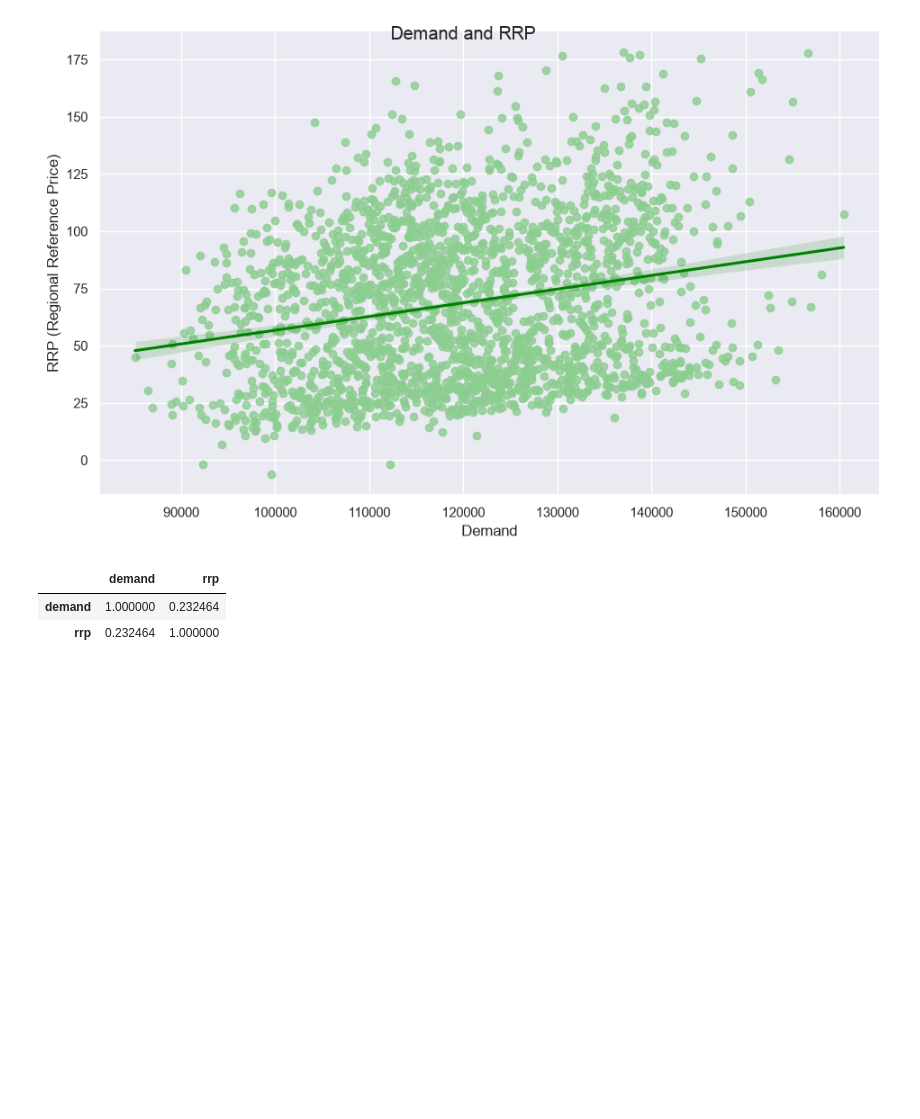
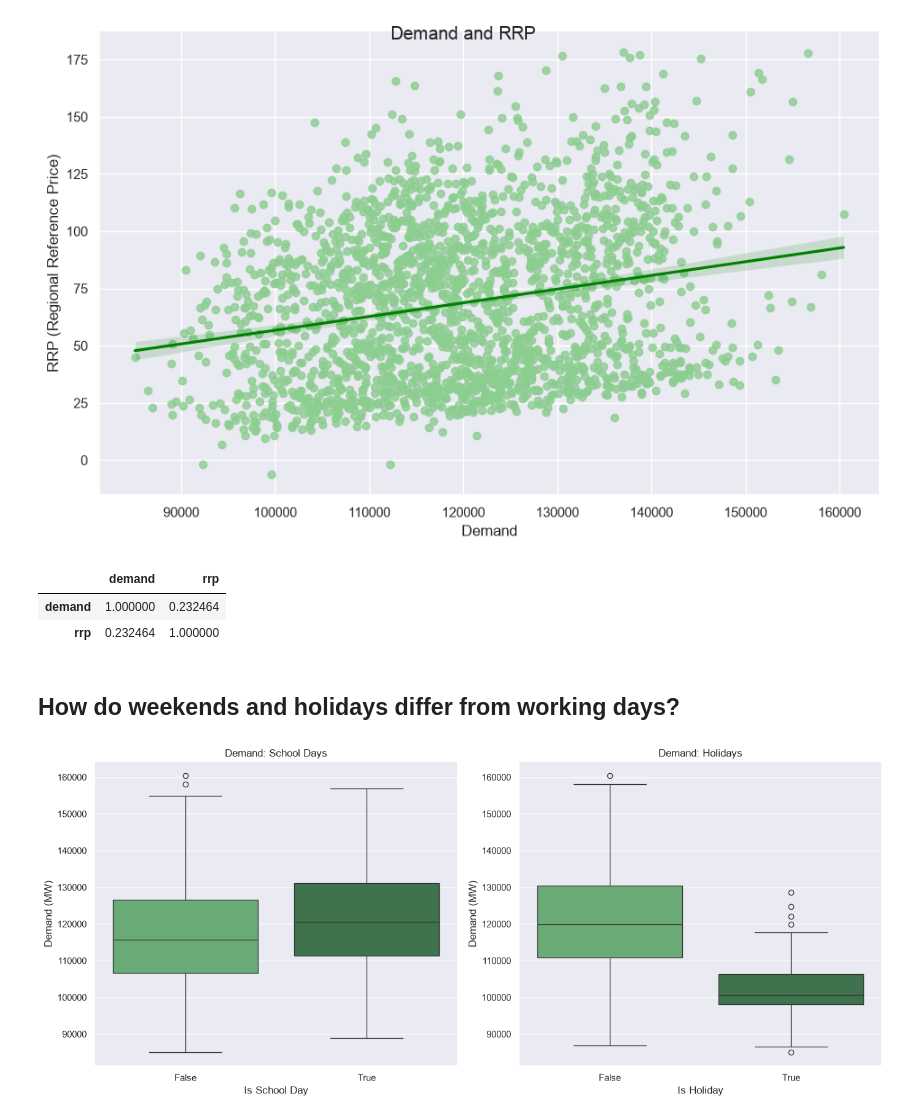
Before and after one commit to DimitarK13/electricity-price-and-demand, a Jupyter notebook: notebooks/03_exploratory_analysis.ipynb, the cells around one changed output. Drawn from its saved outputs; the diff is of its cells as text; code cells hidden in the pictures; blank space fills up the shorter version.

Commit message:
investigate how weekends and holidays differ from working days

```diff
--- a/notebooks/03_exploratory_analysis.ipynb
+++ b/notebooks/03_exploratory_analysis.ipynb
@@ -77,3 +78,40 @@ demand_rrp.corr()
 |  | demand | rrp |
 | demand | 1.000000 | 0.232464 |
 | rrp | 0.232464 | 1.000000 |
+# %% [markdown]
+## How do weekends and holidays differ from working days?
+# %%
+fig, axes = plt.subplots(1, 2, figsize=(14, 6))
+
+sns.boxplot(
+    data=df,
+    x='school_day',
+    y='demand',
+    hue='school_day',
+    palette='Greens_d',
+    legend=False,
+    ax=axes[0]
+)
+
+sns.boxplot(
+    data=df,
+    x='holiday',
+    y='demand',
+    hue='holiday',
+    palette='Greens_d',
+    legend=False,
+    ax=axes[1]
+)
+
+axes[0].set_title('Demand: School Days')
+axes[0].set_xlabel('Is School Day')
+axes[0].set_ylabel('Demand (MW)')
+
+axes[1].set_title('Demand: Holidays')
+axes[1].set_xlabel('Is Holiday')
+axes[1].set_ylabel('Demand (MW)')
+
+plt.tight_layout()
+plt.show()
+# %% [output]
+[figure, added]
```
Also changed, not shown: parts of 1 cell of this notebook.
